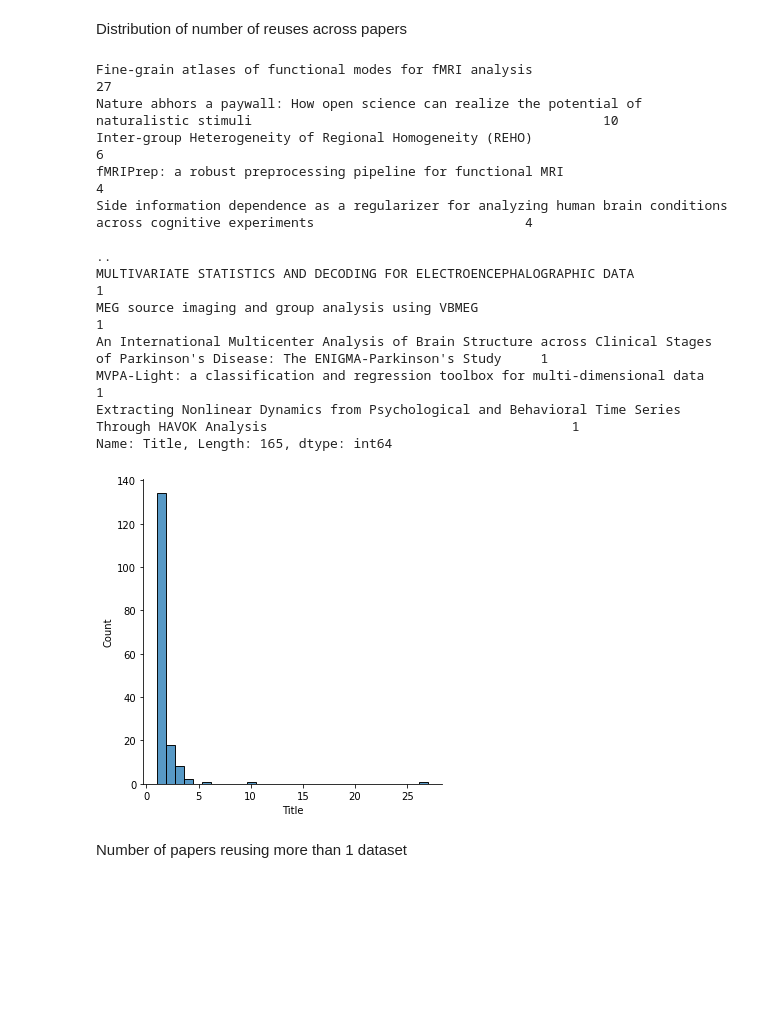
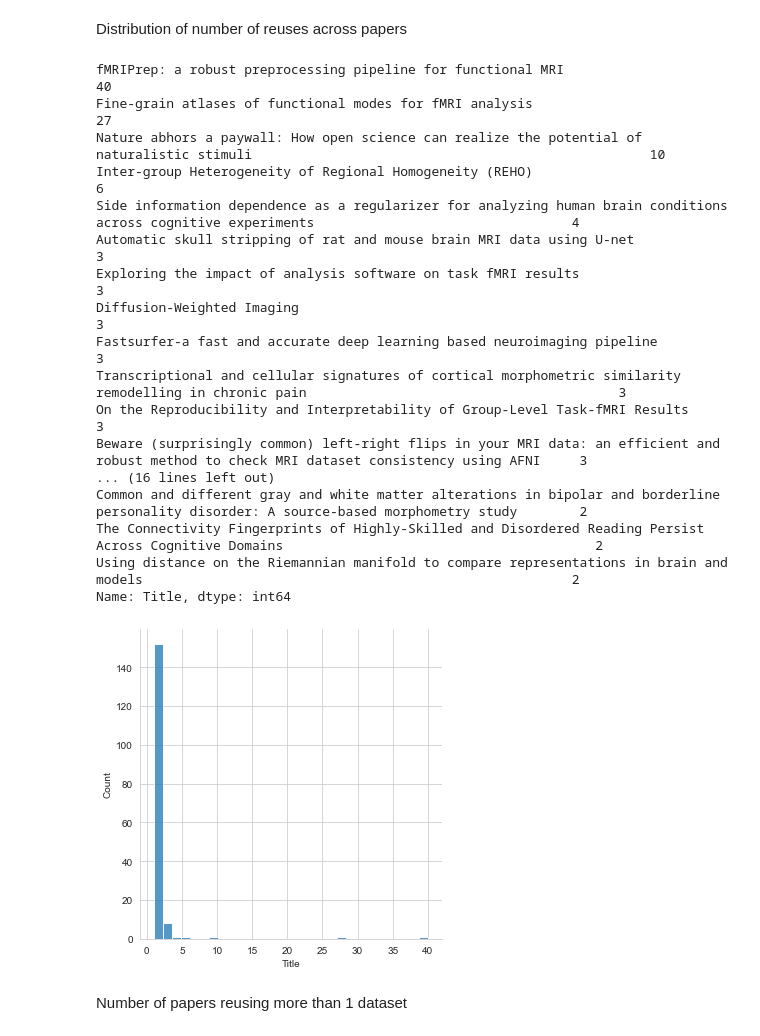
Before and after one commit to poldrack/OpenNeuro_analyses, a Jupyter notebook: reuse_analyses/reuse_analysis.ipynb, the cells around one changed output. Saved outputs shown, nothing was run; the diff lists cells and outputs as text; code cells hidden in the pictures; blank space fills up the shorter version.

Commit message:
updated analyses after fixing fmriprep data reuses

```diff
--- a/reuse_analyses/reuse_analysis.ipynb
+++ b/reuse_analyses/reuse_analysis.ipynb
@@ -219,22 +221,27 @@ Distribution of number of reuses across papers
 # %%
 # of datasets per paper title
 ndatasets_per_paper = mappings.Title.value_counts()
 sns.displot(ndatasets_per_paper, bins=30)
-ndatasets_per_paper
+ndatasets_per_paper[ndatasets_per_paper > 1]
 # %% [output]
-Fine-grain atlases of functional modes for fMRI analysis                                                                                27
-Nature abhors a paywall: How open science can realize the potential of naturalistic stimuli                                             10
-Inter-group Heterogeneity of Regional Homogeneity (REHO)                                                                                 6
-fMRIPrep: a robust preprocessing pipeline for functional MRI                                                                             4
-Side information dependence as a regularizer for analyzing human brain conditions across cognitive experiments                           4
-                                                                                                                                        ..
-MULTIVARIATE STATISTICS AND DECODING FOR ELECTROENCEPHALOGRAPHIC DATA                                                                    1
-MEG source imaging and group analysis using VBMEG                                                                                        1
-An International Multicenter Analysis of Brain Structure across Clinical Stages of Parkinson's Disease: The ENIGMA-Parkinson's Study     1
-MVPA-Light: a classification and regression toolbox for multi-dimensional data                                                           1
-Extracting Nonlinear Dynamics from Psychological and Behavioral Time Series Through HAVOK Analysis                                       1
-Name: Title, Length: 165, dtype: int64
+fMRIPrep: a robust preprocessing pipeline for functional MRI                                                                                  40
+Fine-grain atlases of functional modes for fMRI analysis                                                                                      27
+Nature abhors a paywall: How open science can realize the potential of naturalistic stimuli                                                   10
+Inter-group Heterogeneity of Regional Homogeneity (REHO)                                                                                       6
+Side information dependence as a regularizer for analyzing human brain conditions across cognitive experiments                                 4
+Automatic skull stripping of rat and mouse brain MRI data using U-net                                                                          3
+Exploring the impact of analysis software on task fMRI results                                                                                 3
+Diffusion-Weighted Imaging                                                                                                                     3
+Fastsurfer-a fast and accurate deep learning based neuroimaging pipeline                                                                       3
+Transcriptional and cellular signatures of cortical morphometric similarity remodelling in chronic pain                                        3
+On the Reproducibility and Interpretability of Group-Level Task-fMRI Results                                                                   3
+Beware (surprisingly common) left-right flips in your MRI data: an efficient and robust method to check MRI dataset consistency using AFNI     3
+... (16 lines left out)
+Common and different gray and white matter alterations in bipolar and borderline personality disorder: A source-based morphometry study        2
+The Connectivity Fingerprints of Highly-Skilled and Disordered Reading Persist Across Cognitive Domains                                        2
+Using distance on the Riemannian manifold to compare representations in brain and models                                                       2
+Name: Title, dtype: int64
-[figure, old version]
+[figure, new version]
 # %% [markdown]
 Number of papers reusing more than 1 dataset
 # %%
```
Also changed, not shown: parts of 10 cells of this notebook.
